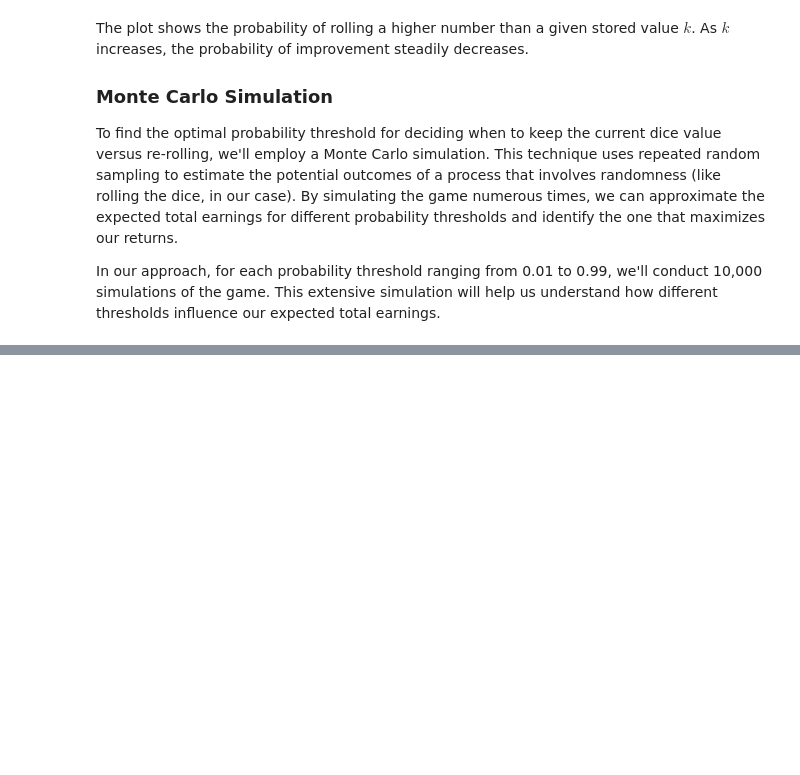
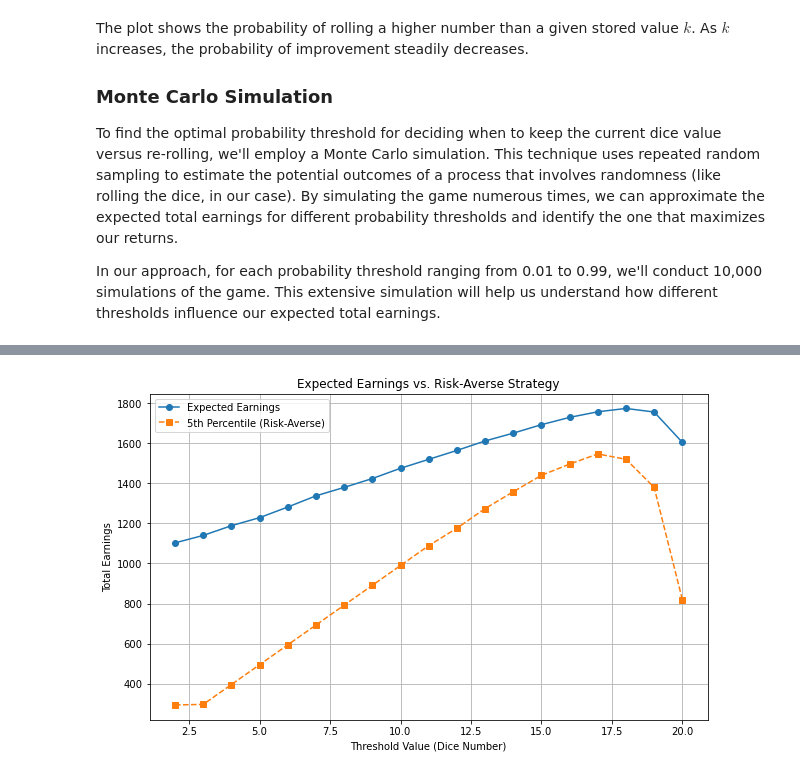
Before and after one commit to gzark1/monte-carlo, a Jupyter notebook: monte_carlo_dice_game.ipynb, the cells around one changed output, grey strips where cells are left out. Saved outputs shown, nothing was run; the diff lists cells and outputs as text; code cells hidden in the pictures; blank space fills up the shorter version.

```diff
--- a/monte_carlo_dice_game.ipynb
+++ b/monte_carlo_dice_game.ipynb
@@ -394,0 +499,17 @@ Which is quite favorable, considering the theoretical maximum earning is 1980.
+# %%
+plt.figure(figsize=(10, 6))
+
+# Plot Expected Earnings
+plt.plot(results_df['Threshold'].to_numpy(), results_df['Expected_Earnings'].to_numpy(), marker='o', linestyle='-', label="Expected Earnings")
+
+# Plot 5th Percentile
+plt.plot(results_df['Threshold'].to_numpy(), results_df['5th_Percentile'].to_numpy(), marker='s', linestyle='--', label="5th Percentile (Risk-Averse)")
+
+plt.xlabel('Threshold Value (Dice Number)')
+plt.ylabel('Total Earnings')
+plt.title('Expected Earnings vs. Risk-Averse Strategy')
+plt.legend()
+plt.grid(True)
+plt.show()
+# %% [output]
+[figure, added]
```
Also changed, not shown: parts of 24 cells of this notebook, 2 other files.
